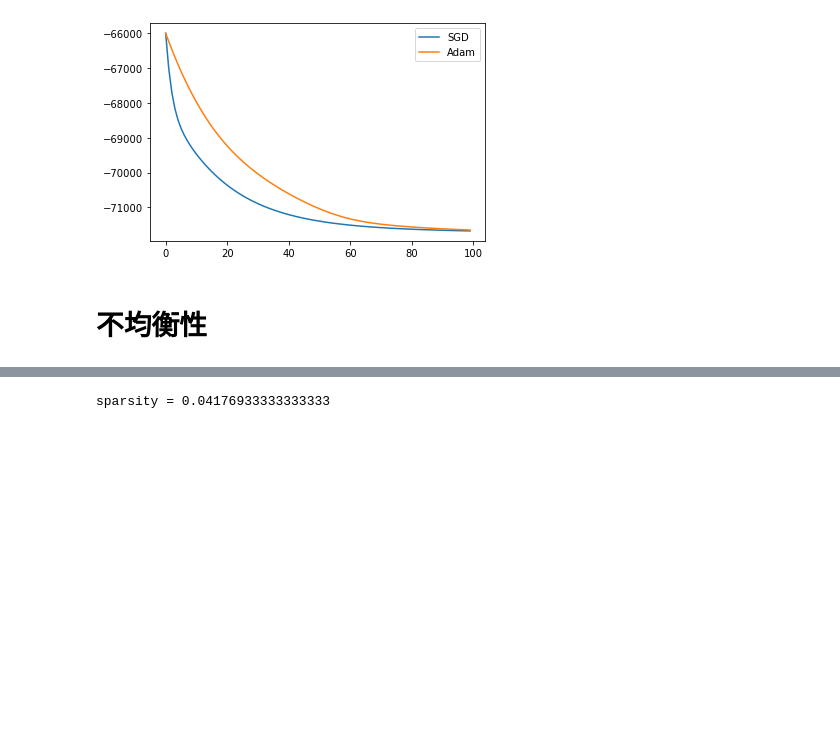
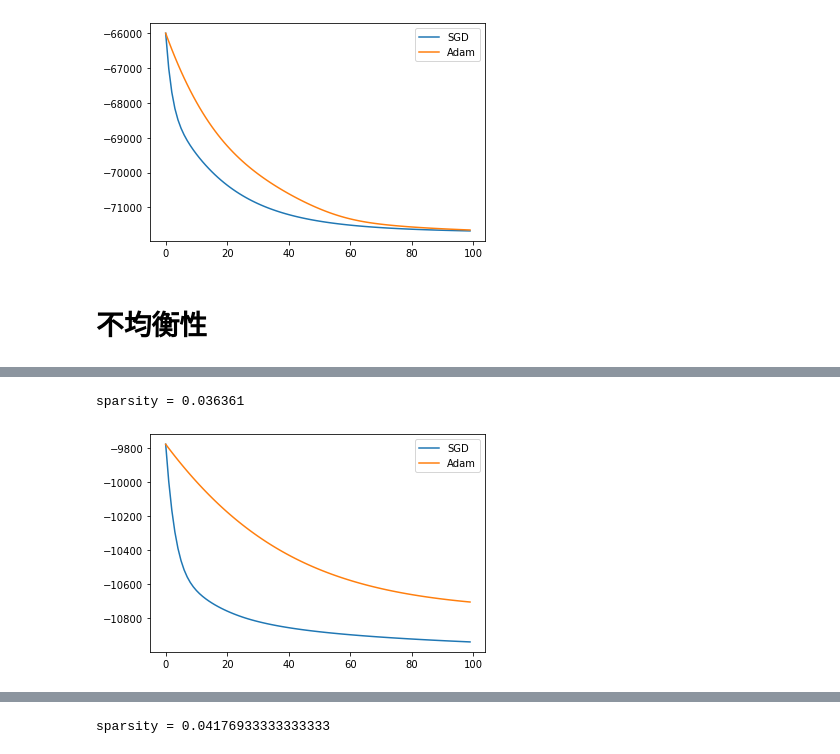
Before and after one commit to hand10ryo/tfMFs, a Jupyter notebook: experiments/Synthetic.ipynb, the cells around one changed output, grey strips where cells are left out. Drawn from its saved outputs; the diff is of its cells as text; code cells hidden in the pictures; blank space fills up the shorter version.

```diff
--- a/experiments/Synthetic.ipynb
+++ b/experiments/Synthetic.ipynb
@@ -229,2 +255,15 @@ sparsity = 0.039894
+# %%
+synthetic_experiment(
+    num_pos_users=4, # high imbalance
+    num_neg_users=996, # high imbalance
+    num_random_words=1000, # medium size
+    lam=None,
+    shape=0.1,
+    scale=0.5,
+    dim = 10
+)
+# %% [output]
+sparsity = 0.036361
+[figure, added]
 # %%
 synthetic_experiment(
```
Also changed, not shown: parts of 4 cells of this notebook, 1 other file.
